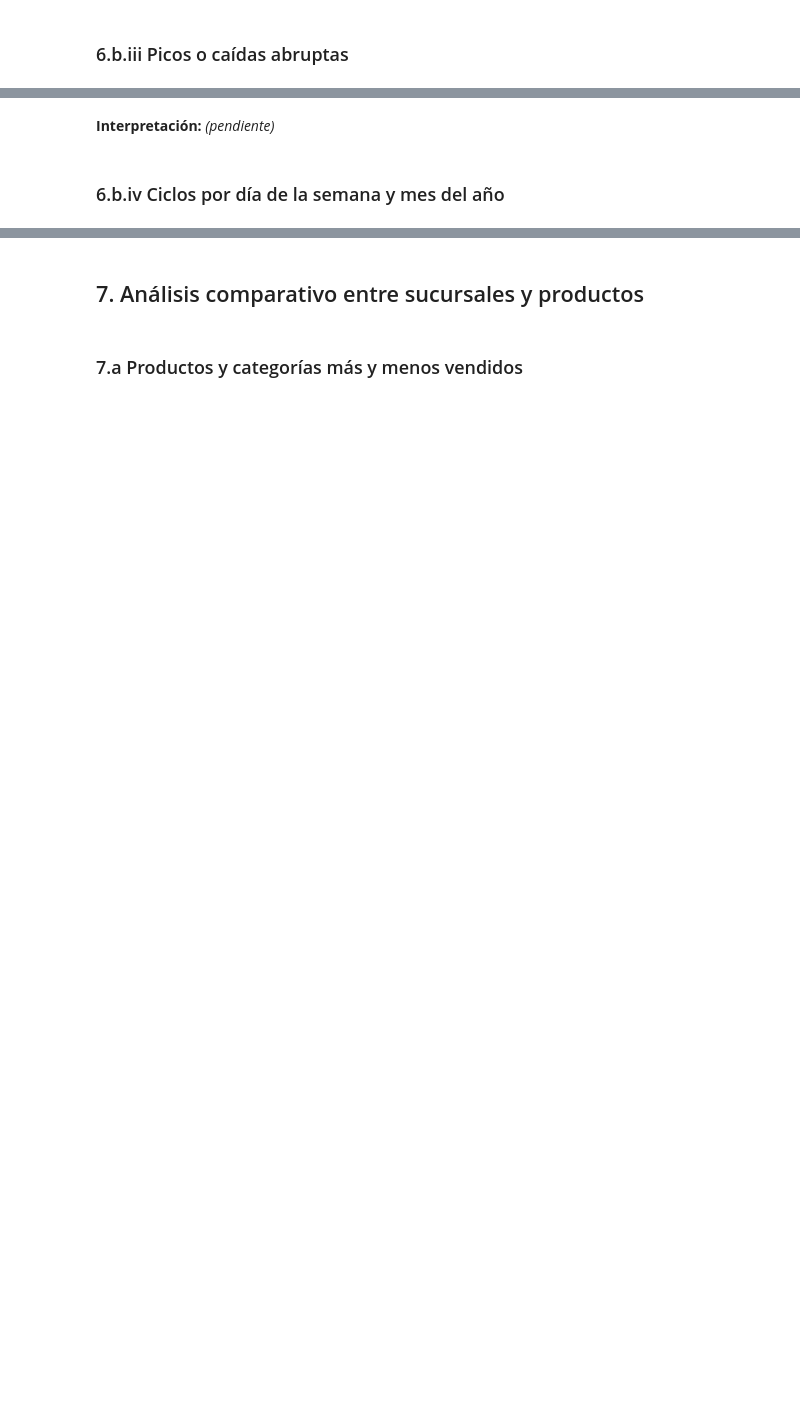
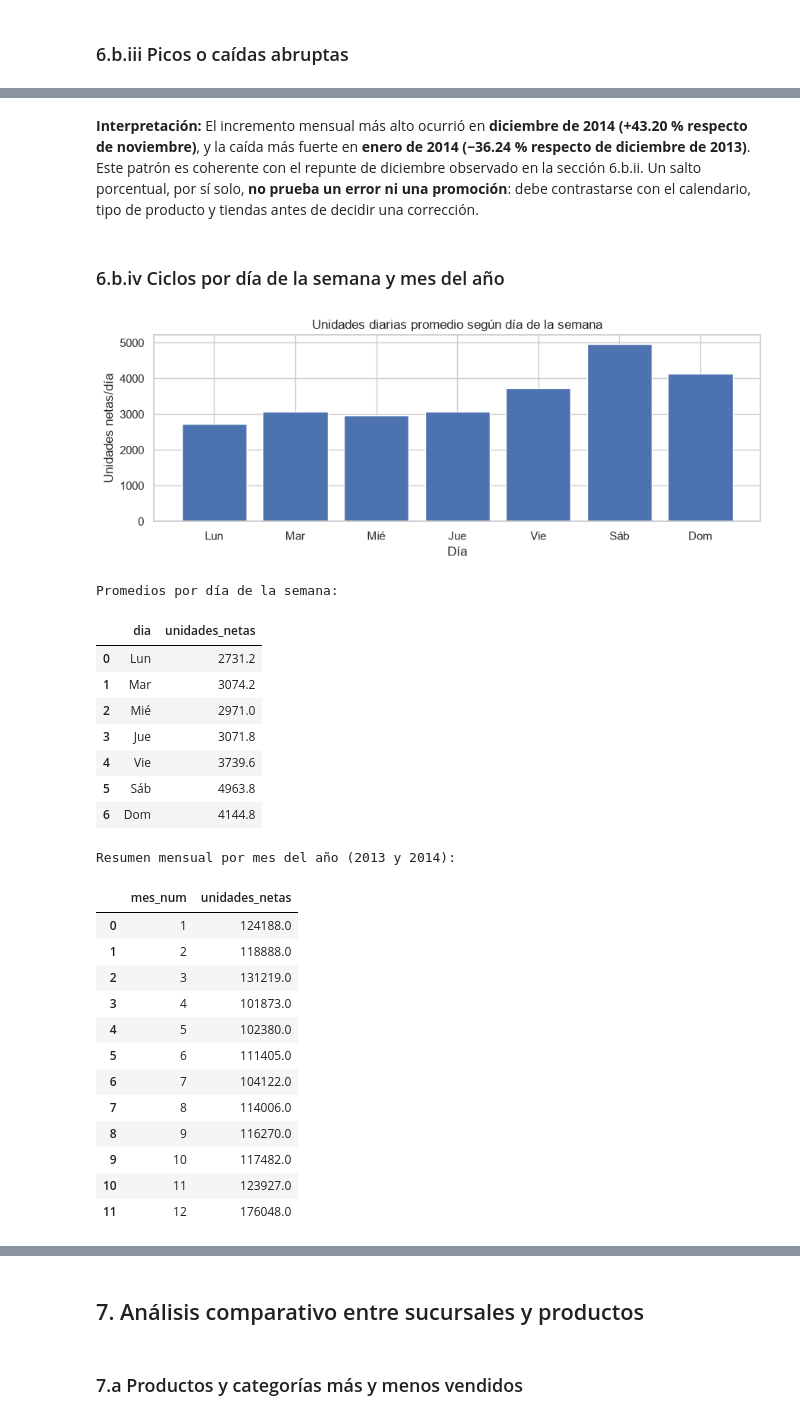
Before and after one commit to alfredo1010/proyecto_predict_future_sales, a Jupyter notebook: notebooks/01_exploratory_data_analysis.ipynb, the cells around one changed output, grey strips where cells are left out. Saved outputs shown, nothing was run; the diff lists cells and outputs as text; code cells hidden in the pictures; blank space fills up the shorter version.

```diff
--- a/notebooks/01_exploratory_data_analysis.ipynb
+++ b/notebooks/01_exploratory_data_analysis.ipynb
@@ -714,5 +933,45 @@ En los tres casos de la misma tienda, los periodos son **complementarios** (una
 # %% [markdown]
-**Interpretación:** *(pendiente)*
+**Interpretación:** El incremento mensual más alto ocurrió en **diciembre de 2014 (+43.20 % respecto de noviembre)**, y la caída más fuerte en **enero de 2014 (−36.24 % respecto de diciembre de 2013)**. Este patrón es coherente con el repunte de diciembre observado en la sección 6.b.ii. Un salto porcentual, por sí solo, **no prueba un error ni una promoción**: debe contrastarse con el calendario, tipo de producto y tiendas antes de decidir una corrección.
 # %% [markdown]
 ### 6.b.iv Ciclos por día de la semana y mes del año
+# %%
+# Ciclo semanal: promedios por día observado, para no confundir sumas con cantidad de días.
+dias = ventas_dia.copy()
+dias["dia_semana"] = dias.periodo.dt.dayofweek
+promedio_dia = dias.groupby("dia_semana", as_index=False).unidades_netas.mean()
+promedio_dia["dia"] = promedio_dia.dia_semana.map({0:"Lun", 1:"Mar", 2:"Mié", 3:"Jue", 4:"Vie", 5:"Sáb", 6:"Dom"})
+fig, ax = plt.subplots(figsize=(9, 3.5))
+ax.bar(promedio_dia.dia, promedio_dia.unidades_netas)
+ax.set(title="Unidades diarias promedio según día de la semana", xlabel="Día", ylabel="Unidades netas/día")
+plt.tight_layout()
+plt.show()
+print("Promedios por día de la semana:")
+display(promedio_dia[["dia", "unidades_netas"]].round(1))
+print("Resumen mensual por mes del año (2013 y 2014):")
+display(estacionalidad.round(0))
+# %% [output]
+[figure, added]
+Promedios por día de la semana:
+|  | dia | unidades_netas |
+| 0 | Lun | 2731.2 |
+| 1 | Mar | 3074.2 |
+| 2 | Mié | 2971.0 |
+| 3 | Jue | 3071.8 |
+| 4 | Vie | 3739.6 |
+| 5 | Sáb | 4963.8 |
+| 6 | Dom | 4144.8 |
+Resumen mensual por mes del año (2013 y 2014):
+|  | mes_num | unidades_netas |
+| 0 | 1 | 124188.0 |
+| 1 | 2 | 118888.0 |
+| 2 | 3 | 131219.0 |
+| 3 | 4 | 101873.0 |
+| 4 | 5 | 102380.0 |
+| 5 | 6 | 111405.0 |
+| 6 | 7 | 104122.0 |
+| 7 | 8 | 114006.0 |
+| 8 | 9 | 116270.0 |
+| 9 | 10 | 117482.0 |
+| 10 | 11 | 123927.0 |
+| 11 | 12 | 176048.0 |
 # %% [markdown]
```
Also changed, not shown: parts of 24 cells of this notebook, 2 other files.
